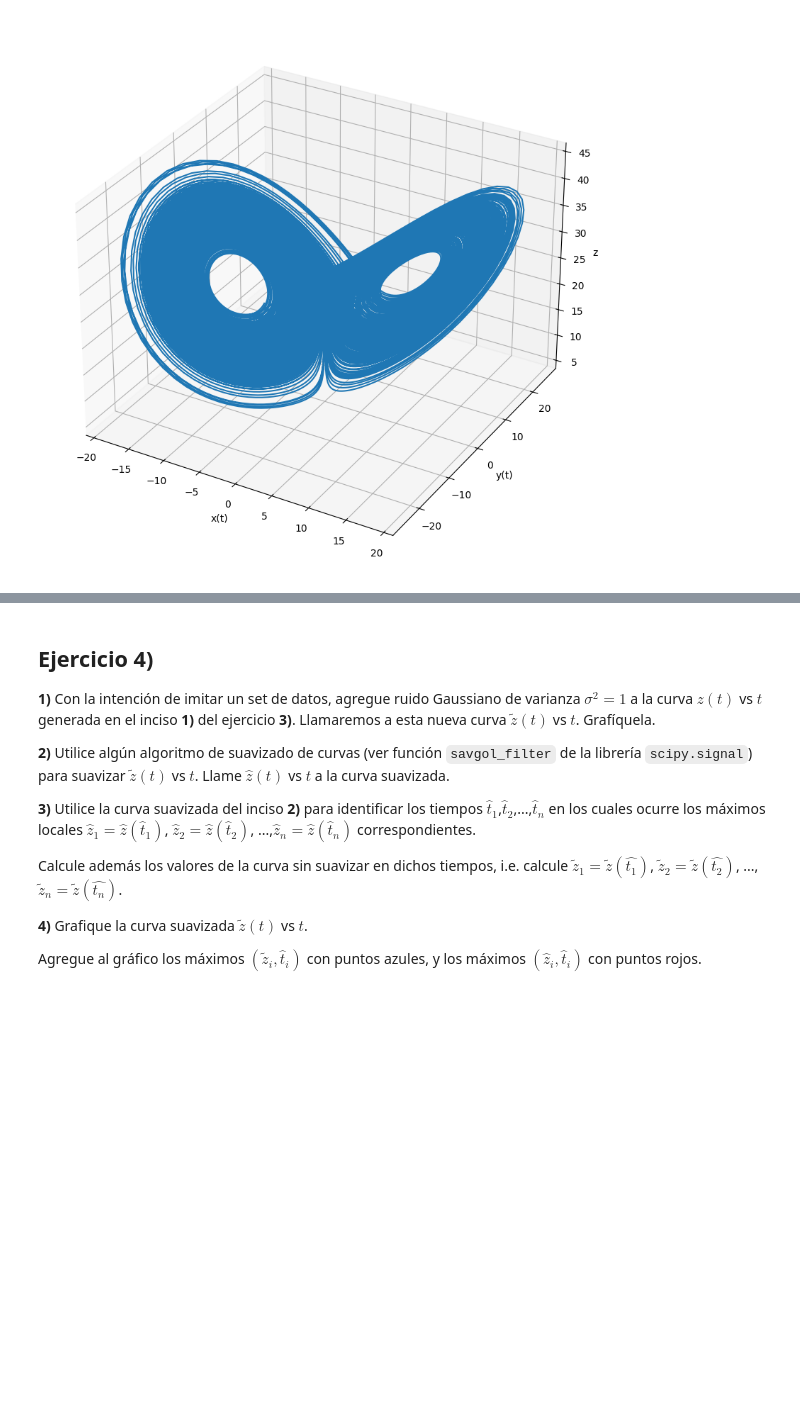
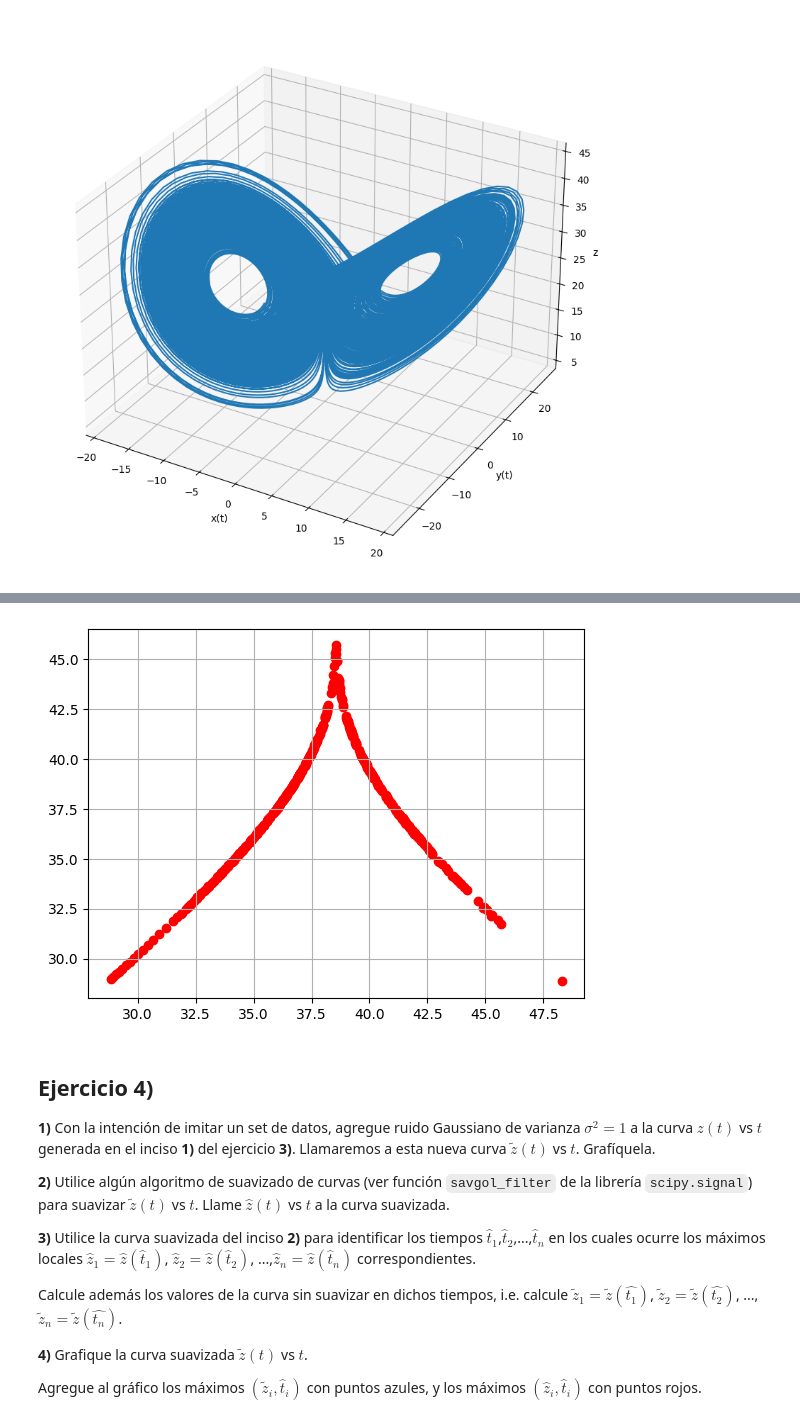
Before and after one commit to AdolfoBanchio/Redes-neuronales-2024, a Jupyter notebook: guias_ejercicios/redes_neuronales_2024_guia_6.ipynb, the cells around one changed output, grey strips where cells are left out. Cells and saved outputs as stored; diff of their text form; code cells hidden in the pictures; blank space fills up the shorter version.

```diff
--- a/guias_ejercicios/redes_neuronales_2024_guia_6.ipynb
+++ b/guias_ejercicios/redes_neuronales_2024_guia_6.ipynb
@@ -247,3 +258,10 @@ z = np.array(w_4[2,1000:])
+# %%
+# graficar z_i+1 vs z_i
+plt.scatter(z[z_p_index[:-1]], z[z_p_index[1:]], color='red')
+plt.grid()
+plt.show()
+# %% [output]
+[figure, added]
 # %% [markdown]
 ## Ejercicio 4)
 
```
Also changed, not shown: parts of 10 cells of this notebook, 4 other files.
